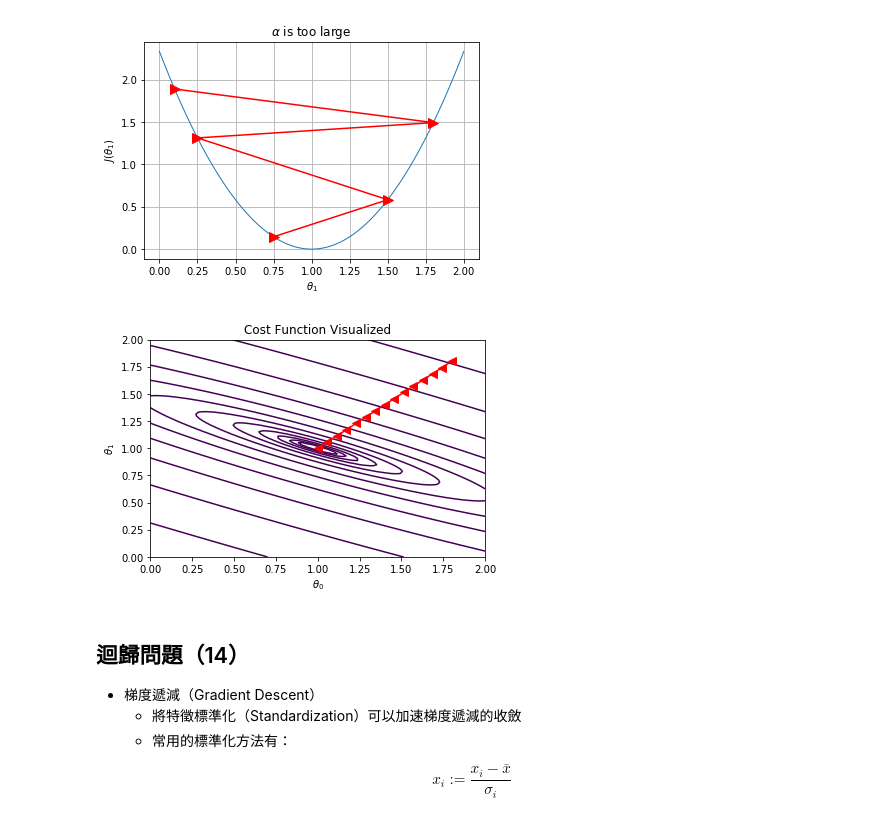
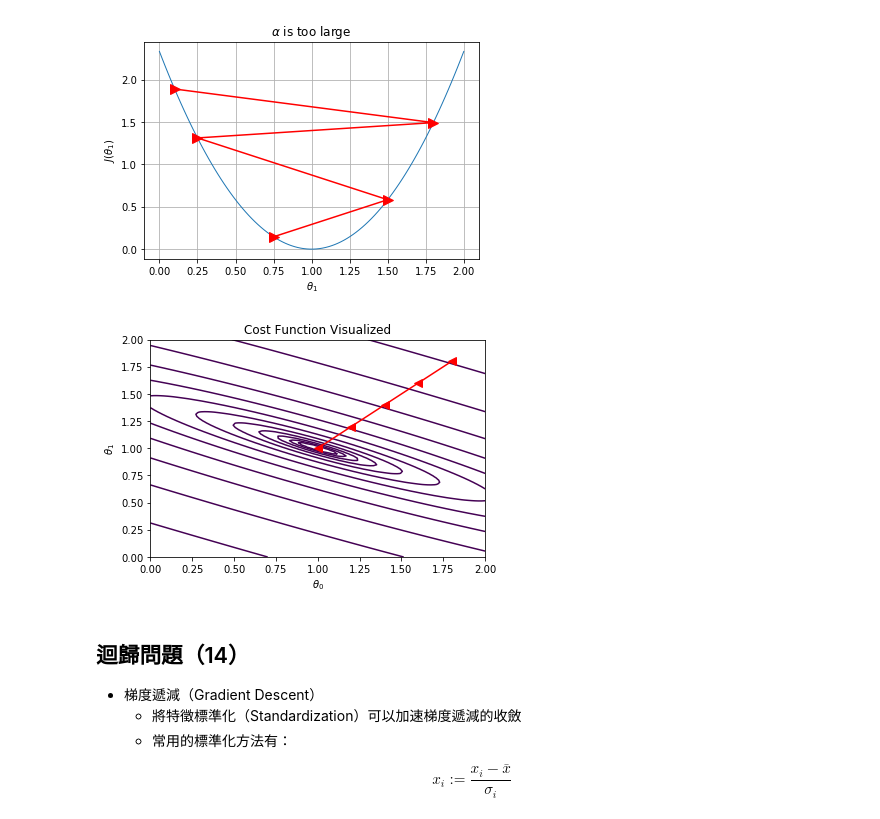
Before and after one commit to yaojenkuo/python_4_ds, a Jupyter notebook: ch11.ipynb, the cells around one changed output. Saved outputs shown, nothing was run; the diff lists cells and outputs as text; code cells hidden in the pictures.

```diff
--- a/ch11.ipynb
+++ b/ch11.ipynb
@@ -299,28 +299,28 @@ plt.show()
 # %%
 import numpy as np
 import matplotlib.pyplot as plt
 
 def cost_function(theta_0, theta_1, x, y):
     return np.sum((theta_0 + theta_1 * x - y)**2)/(2*len(x))
 
 x = np.arange(1, 4)
 y = 1 + x
 u = np.linspace(0, 2, 100)
 theta_0, theta_1 = np.meshgrid(u, u)
 J = np.empty(len(u) * len(u)).reshape(len(u), len(u))
 for i in range(len(u)):
     for j in range(len(u)):
         J[i, j] = cost_function(theta_0[i, j], theta_1[i, j], x, y)
 
 plt.contour(theta_0, theta_1, J, np.logspace(-3, 3, 20))
-theta_0, theta_1 = np.linspace(1.8, 1, 15), np.linspace(1.6, 1, 15)
+theta_0, theta_1 = np.linspace(1.8, 1, 5), np.linspace(1.8, 1, 5)
 plt.plot(theta_0, theta_0, marker = '<', markersize = 8, color = 'r')
 plt.xlabel('$\\theta_0$')
 plt.ylabel('$\\theta_1$')
 plt.title('Cost Function Visualized')
 plt.show()
 # %% [output]
-[figure, old version]
+[figure, new version]
 # %% [markdown]
 ## 迴歸問題（14）
 
```
Also changed, not shown: 3 other files.
